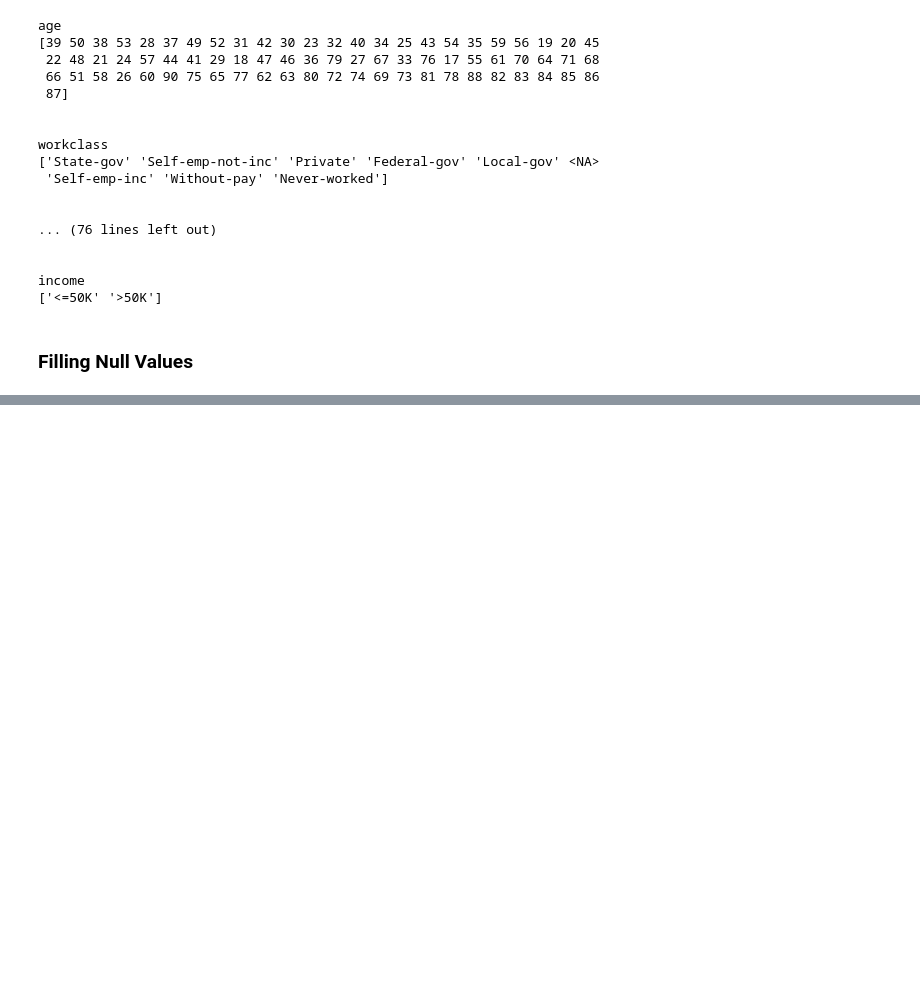
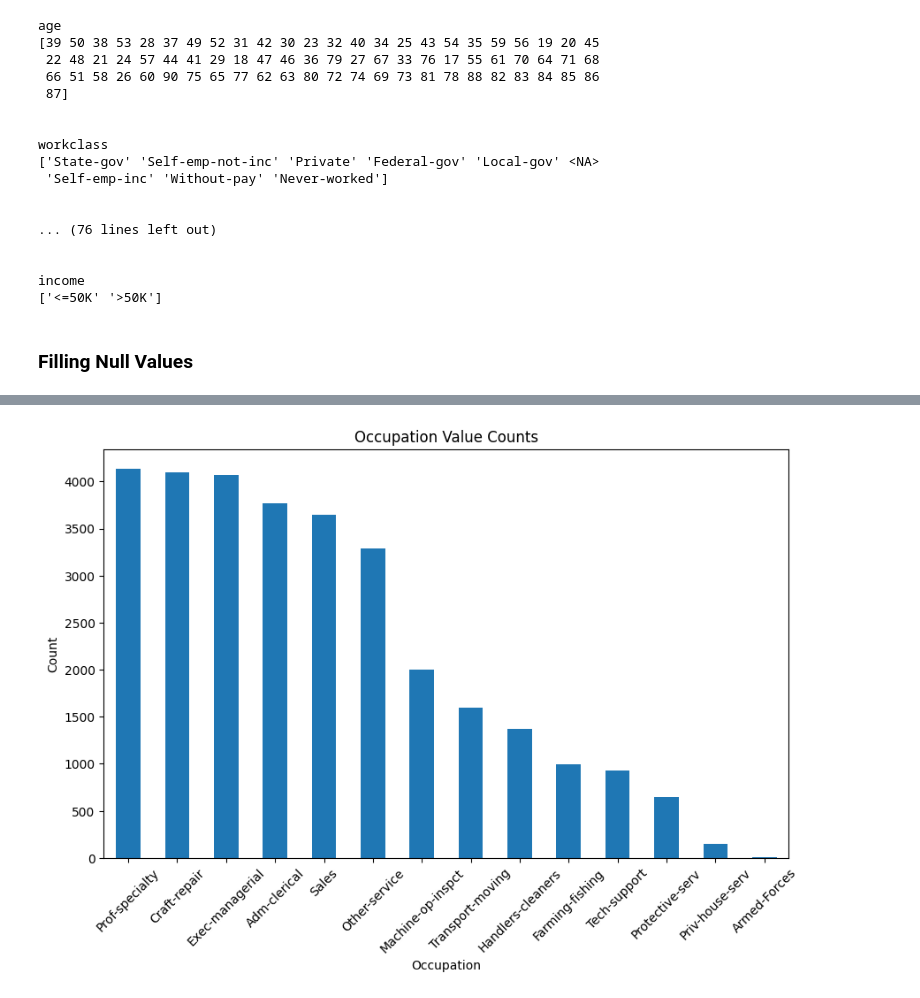
Before and after one commit to VanujaDesilva/IncomePrediction-ML-Models, a Jupyter notebook: Data Pre Processing.ipynb, the cells around one changed output, grey strips where cells are left out. Saved outputs shown, nothing was run; the diff lists cells and outputs as text; code cells hidden in the pictures; blank space fills up the shorter version.

```diff
--- a/Data Pre Processing.ipynb
+++ b/Data Pre Processing.ipynb
@@ -193,0 +245,3 @@ null_values
+# %%
+occupation_counts = data["occupation"].value_counts()
+occupation_counts
@@ -193,0 +265,11 @@ null_values
+# %%
+# Plotting
+plt.figure(figsize=(10, 6))
+occupation_counts.plot(kind='bar')
+plt.title('Occupation Value Counts')
+plt.xlabel('Occupation')
+plt.ylabel('Count')
+plt.xticks(rotation=45)  # Rotate x-axis labels for better readability if needed
+plt.show()
+# %% [output]
+[figure, added]
```
Also changed, not shown: parts of 16 cells of this notebook.
